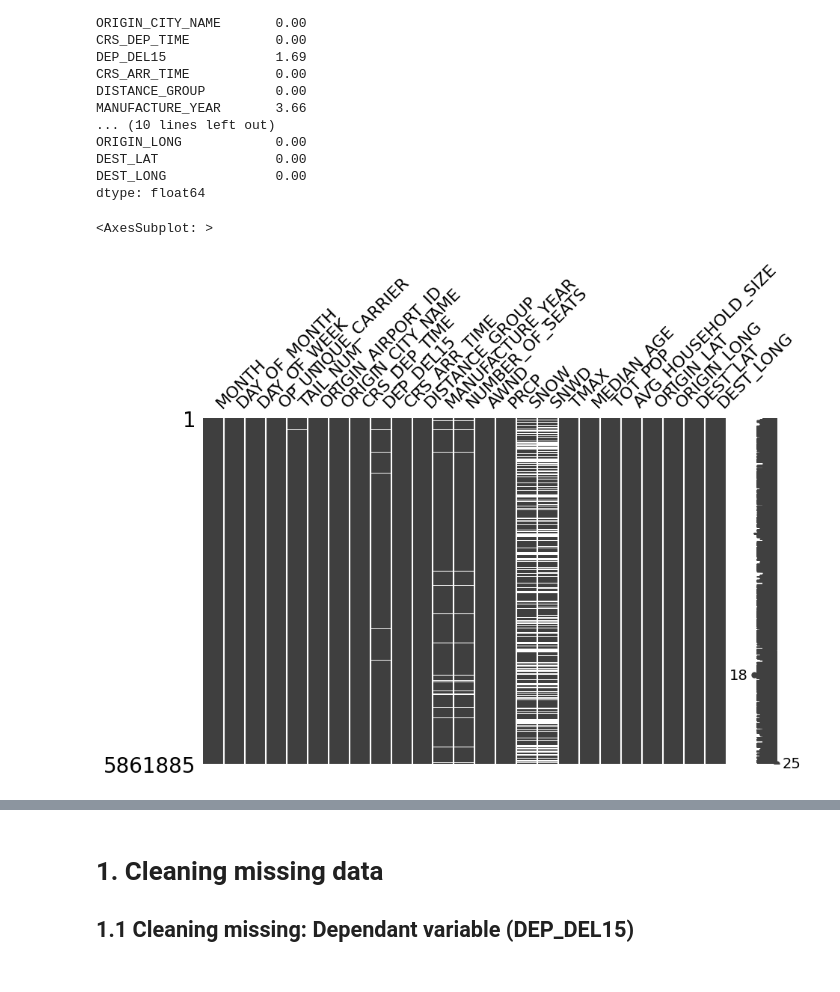
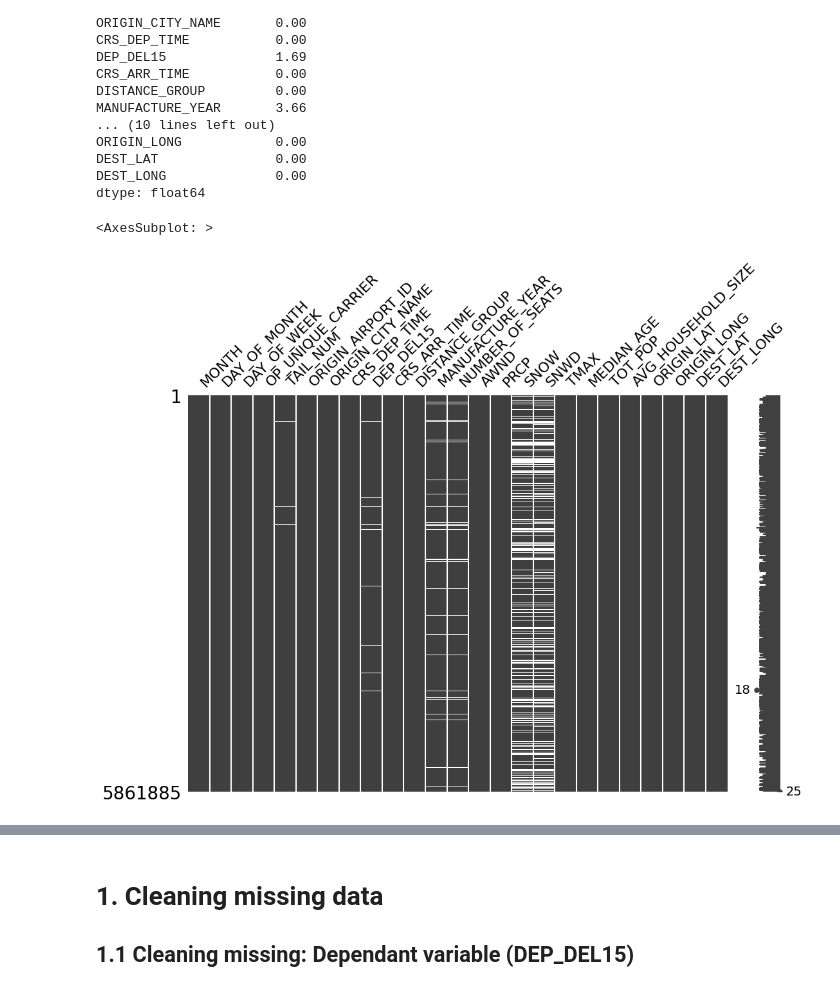
Before and after one commit to rvloenhout/DSS_Master_Thesis, a Jupyter notebook: _1. Data Preprocessing/2. Data cleaning, Preprocessing and EDA.ipynb, the cells around one changed output, grey strips where cells are left out. Saved outputs shown, nothing was run; the diff lists cells and outputs as text; code cells hidden in the pictures.

```diff
--- a/_1. Data Preprocessing/2. Data cleaning, Preprocessing and EDA.ipynb
+++ b/_1. Data Preprocessing/2. Data cleaning, Preprocessing and EDA.ipynb
@@ -40,7 +40,7 @@ DEST_LONG              0.00
 dtype: float64
 # %%
 #A matrix to help visualize the missing data and how it correlates per row
-msno.matrix(ontime_reporting_export, figsize=(10, 6))
+msno.matrix(ontime_reporting_export, figsize=(12, 8))
 # %% [output]
 <AxesSubplot: >
-[figure, old version]
+[figure, new version]
```
Also changed, not shown: parts of 26 cells of this notebook, 8 other files.
